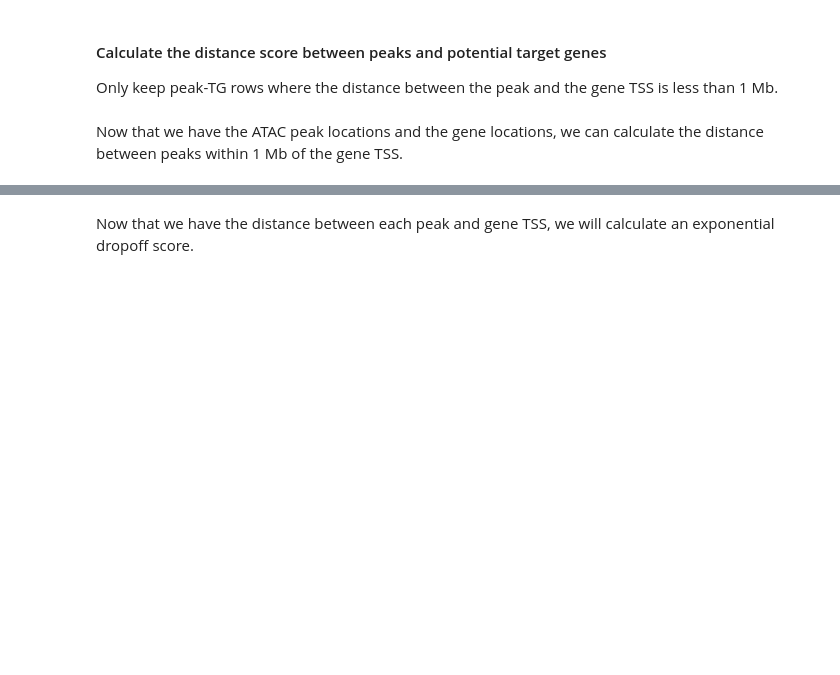
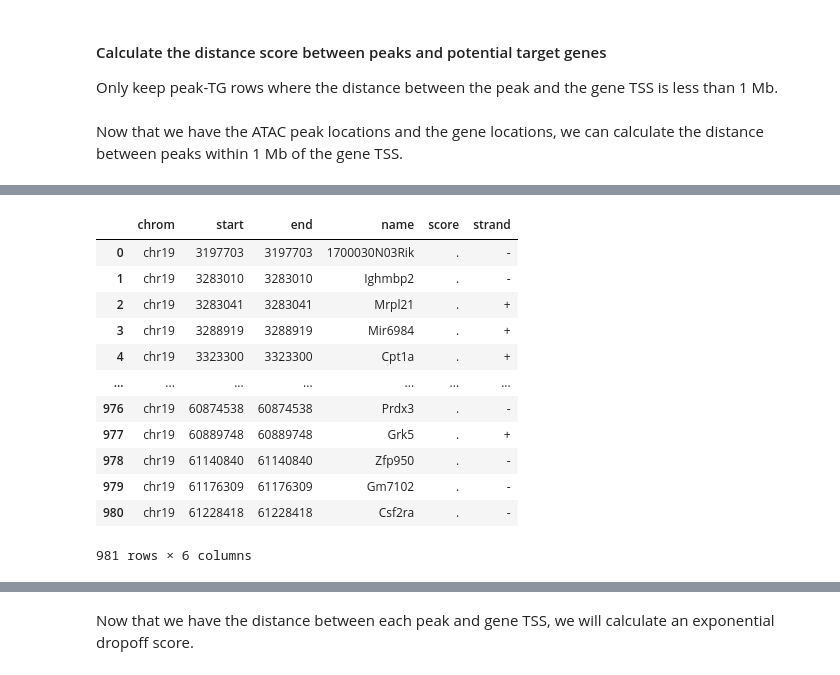
Before and after one commit to emoeller80281/Custom_GRN_Inference, a Jupyter notebook: dev/notebooks/transformer_model_testing.ipynb, the cells around one changed output, grey strips where cells are left out. Cells and saved outputs as stored; diff of their text form; code cells hidden in the pictures; blank space fills up the shorter version.

```diff
--- a/dev/notebooks/transformer_model_testing.ipynb
+++ b/dev/notebooks/transformer_model_testing.ipynb
@@ -180,3 +180,22 @@ genes_near_peaks = genes_near_peaks[genes_near_peaks["TSS_dist"] <= 1e6]
 | 333683 | chr1 | 190169693 | 190170293 | chr1:190169693-190170293 | chr1 | 190170295 | 190170295 | Prox1os | 2 |
 | 50111 | chr1 | 55363149 | 55363749 | chr1:55363149-55363749 | chr1 | 55363753 | 55363753 | Boll | 4 |
 | 110386 | chr1 | 84839235 | 84839835 | chr1:84839235-84839835 | chr1 | 84839840 | 84839840 | Fbxo36 | 5 |
+# %%
+gene_tss_outfile = os.path.join(mm10_genome_dir, "mm10_ch1_gene_tss.bed")
+
+gene_tss_df = pybedtools.BedTool(gene_tss_outfile).to_dataframe().sort_values(by="start", ascending=True)
+gene_tss_df
+# %% [output]
+|  | chrom | start | end | name | score | strand |
+| 0 | chr19 | 3197703 | 3197703 | 1700030N03Rik | . | - |
+| 1 | chr19 | 3283010 | 3283010 | Ighmbp2 | . | - |
+| 2 | chr19 | 3283041 | 3283041 | Mrpl21 | . | + |
+| 3 | chr19 | 3288919 | 3288919 | Mir6984 | . | + |
+| 4 | chr19 | 3323300 | 3323300 | Cpt1a | . | + |
+| ... | ... | ... | ... | ... | ... | ... |
+| 976 | chr19 | 60874538 | 60874538 | Prdx3 | . | - |
+| 977 | chr19 | 60889748 | 60889748 | Grk5 | . | + |
+| 978 | chr19 | 61140840 | 61140840 | Zfp950 | . | - |
+| 979 | chr19 | 61176309 | 61176309 | Gm7102 | . | - |
+| 980 | chr19 | 61228418 | 61228418 | Csf2ra | . | - |
+981 rows × 6 columns
```
Also changed, not shown: parts of 5 cells of this notebook, 7 other files.
